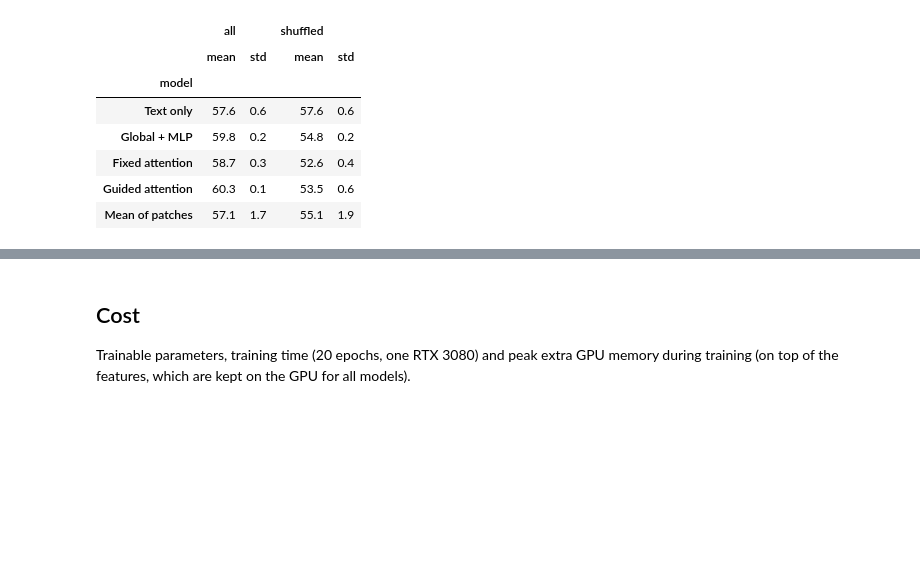
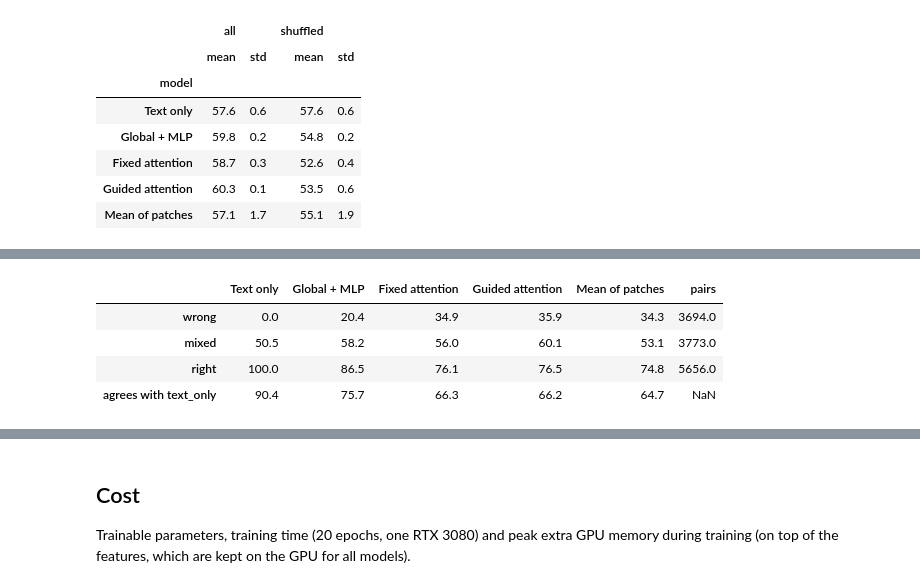
Before and after one commit to Levi-coder07/DeepLearning-Project, a Jupyter notebook: notebooks/03_results.ipynb, the cells around one changed output, grey strips where cells are left out. Saved outputs shown, nothing was run; the diff lists cells and outputs as text; code cells hidden in the pictures; blank space fills up the shorter version.

```diff
--- a/notebooks/03_results.ipynb
+++ b/notebooks/03_results.ipynb
@@ -184,0 +191,16 @@ runs.groupby("model", sort=False)[["all", "shuffled"]].agg(["mean", "std"]).roun
+# %%
+text_votes = pd.Series(correct(test, "text_only"), index=test.index)
+subset = pd.cut(text_votes, [-0.1, 0.1, 0.9, 1.1], labels=["wrong", "mixed", "right"])
+shortcut = pd.DataFrame({NAMES[m]: pd.Series(correct(test, m), index=test.index).groupby(subset, observed=True).mean() * 100
+                         for m in ["text_only", *MAIN[1:], "mean_patches"]})
+text_choice = (text_votes.pipe(lambda v: test.label.where(v > 0.5, 1 - test.label)))
+shortcut.loc["agrees with text_only"] = [np.mean([(test[f"{m}_seed{s}"] == text_choice).mean() for s in range(3)]) * 100
+                                         for m in ["text_only", *MAIN[1:], "mean_patches"]]
+shortcut["pairs"] = subset.value_counts()
+shortcut.round(1)
+# %% [output]
+|  | Text only | Global + MLP | Fixed attention | Guided attention | Mean of patches | pairs |
+| wrong | 0.0 | 20.4 | 34.9 | 35.9 | 34.3 | 3694.0 |
+| mixed | 50.5 | 58.2 | 56.0 | 60.1 | 53.1 | 3773.0 |
+| right | 100.0 | 86.5 | 76.1 | 76.5 | 74.8 | 5656.0 |
+| agrees with text_only | 90.4 | 75.7 | 66.3 | 66.2 | 64.7 | NaN |
```
Also changed, not shown: parts of 5 cells of this notebook, 1 other file.
